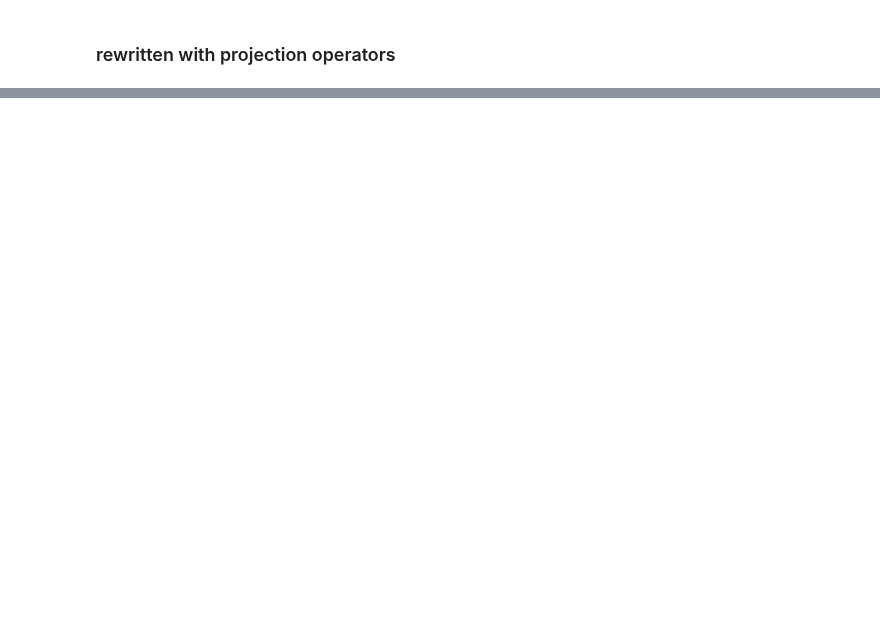
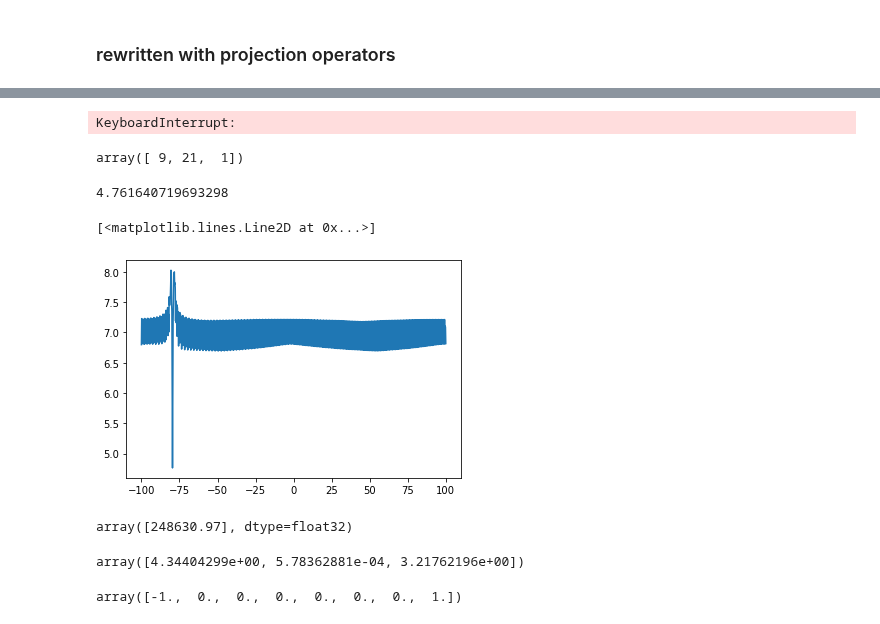
Before and after one commit to MKrbm/worms, a Jupyter notebook: python/nsp/Majumdar-Ghosh.ipynb, the cells around one changed output, grey strips where cells are left out. Cells and saved outputs as stored; diff of their text form; code cells hidden in the pictures; blank space fills up the shorter version.

Commit message:
apply some methods to MGmodel

```diff
--- a/python/nsp/Majumdar-Ghosh.ipynb
+++ b/python/nsp/Majumdar-Ghosh.ipynb
@@ -312,0 +245,11 @@ V4.shape
+# %%
+reload(optm)
+import torch.optim
+model, gl = optm.optim_matrix_symm(
+        [torch.tensor(X)],
+        40000,
+        optm_method = optm.scheme1,
+        seed = 10,
+        gamma = 0.0001,
+        r = 1,
+        )
@@ -312,0 +283,51 @@ V4.shape
+# %%
+n_index = 4
+ranges = (slice(-10, 10), ) * n_index
+index = np.random.choice(28, n_index, replace=True)
+grid = optm.unitary_optm(X, 28, index=index, init_param = np.array(model._params.data))
+# %%
+import scipy.optimize
+
+for _ in range(100):
+    resbrute = scipy.optimize.brute(grid, ranges = ranges, full_output=True)
+    index = np.random.choice(28, n_index , replace=True)
+#     print(resbrute[0])
+    print("target {:.4f}".format(resbrute[1]))
+#     print(grid.params)
+    grid = optm.unitary_optm(X, 28, index=index, init_param = grid.params)
+# %% [output]
+KeyboardInterrupt:
+# %%
+index
+# %% [output]
+array([ 9, 21,  1])
+# %%
+grid([0])
+# %% [output]
+4.761640719693298
+# %%
+T = np.linspace(-100,100, 1000)
+y = []
+grid = optm.unitary_optm(X, 28, index=index, init_param = np.array(model._params.data))
+for t in T:
+    y.append(grid([t*np.pi+250]))
+# %%
+from matplotlib import pyplot as plt
+
+fig, ax = plt.subplots()
+ax.plot(T,y)
+# %% [output]
+[<matplotlib.lines.Line2D at 0x...>]
+[figure, added]
+# %%
+grid.params[grid.index]
+# %% [output]
+array([248630.97], dtype=float32)
+# %%
+resbrute
+# %% [output]
+array([4.34404299e+00, 5.78362881e-04, 3.21762196e+00])
+# %%
+np.linalg.eigvalsh(grid.generators[0])
+# %% [output]
+array([-1.,  0.,  0.,  0.,  0.,  0.,  0.,  1.])
```
Also changed, not shown: parts of 45 cells of this notebook.
